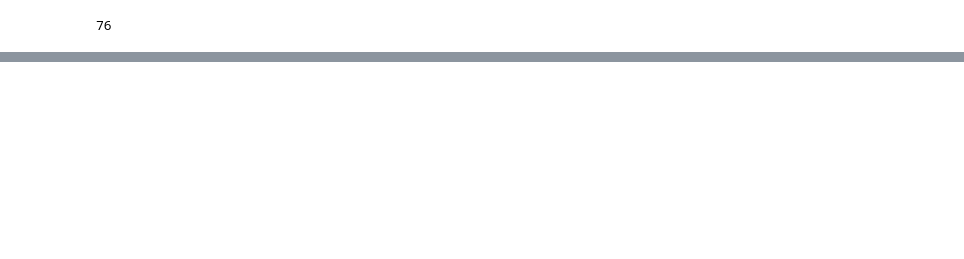
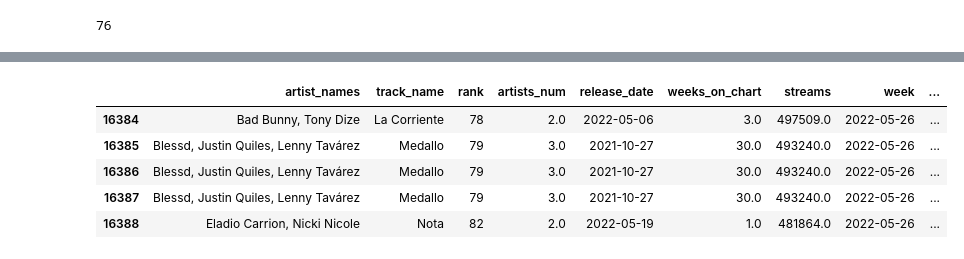
Before and after one commit to cmbutler83/SongAttributesVSPopularity, a Jupyter notebook: Explore_data.ipynb, the cells around one changed output, grey strips where cells are left out. Drawn from its saved outputs; the diff is of its cells as text; code cells hidden in the pictures; blank space fills up the shorter version.

```diff
--- a/Explore_data.ipynb
+++ b/Explore_data.ipynb
@@ -296,0 +348,10 @@ df_w_countries = df_w_countries[]
+# %%
+dropped_genre_df = df_w_countries.drop('artist_genre',axis=1)
+dropped_genre_df.head()
+# %% [output]
+|  | artist_names | track_name | rank | artists_num | release_date | weeks_on_chart | streams | week | ... |
+| 16384 | Bad Bunny, Tony Dize | La Corriente | 78 | 2.0 | 2022-05-06 | 3.0 | 497509.0 | 2022-05-26 | ... |
+| 16385 | Blessd, Justin Quiles, Lenny Tavárez | Medallo | 79 | 3.0 | 2021-10-27 | 30.0 | 493240.0 | 2022-05-26 | ... |
+| 16386 | Blessd, Justin Quiles, Lenny Tavárez | Medallo | 79 | 3.0 | 2021-10-27 | 30.0 | 493240.0 | 2022-05-26 | ... |
+| 16387 | Blessd, Justin Quiles, Lenny Tavárez | Medallo | 79 | 3.0 | 2021-10-27 | 30.0 | 493240.0 | 2022-05-26 | ... |
+| 16388 | Eladio Carrion, Nicki Nicole | Nota | 82 | 2.0 | 2022-05-19 | 1.0 | 481864.0 | 2022-05-26 | ... |
```
Also changed, not shown: parts of 14 cells of this notebook, 1 other file.
